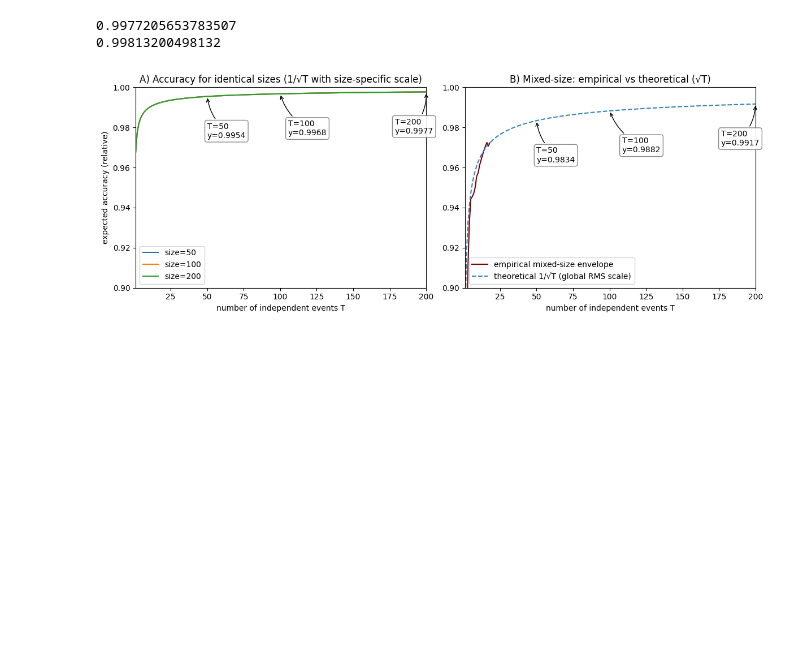
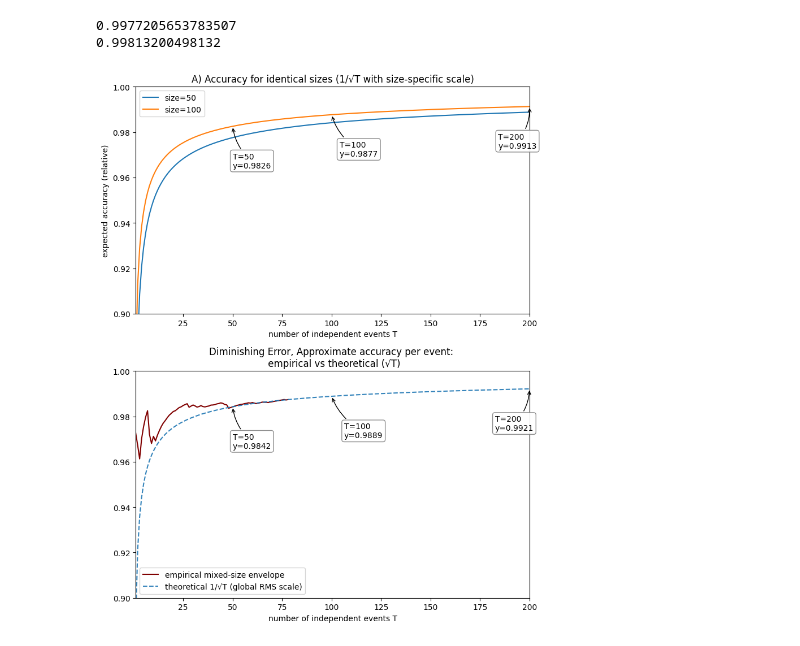
Before and after one commit to Jairik/Chick-Counting, a Jupyter notebook: rgb/mm_tp.ipynb, the cells around one changed output. Cells and saved outputs as stored; diff of their text form; code cells hidden in the pictures; blank space fills up the shorter version.

```diff
--- a/rgb/mm_tp.ipynb
+++ b/rgb/mm_tp.ipynb
@@ -1434,8 +1435,8 @@ import numpy as np
 import matplotlib.pyplot as plt
 
 # ---------- learn size -> medAPE from your evals ----------
-y_true = np.asarray(inc_true[75:], float)
-y_pred = np.asarray(inc_pred[75:], float)
+y_true = np.asarray(inc_true[15:], float)
+y_pred = np.asarray(inc_pred[15:], float)
 if y_true.size == 0:
     raise ValueError("No data after [20:].")
 
@@ -1472,12 +1473,11 @@ rms_global = np.sqrt(np.mean(medAPE_seq**2))
 Tmax = 200
 Ts = np.arange(1, Tmax+1)
 
-fig, (axL, axR) = plt.subplots(1, 2, figsize=(12, 4.5))
+fig, (axL, axR) = plt.subplots(2, 1, figsize=(8, 10))
 
 # (A) hypothetical identical sizes
 axL.plot(Ts, acc_size_T(50, Ts),  label='size=50')
 axL.plot(Ts, acc_size_T(100, Ts), label='size=100')
-axL.plot(Ts, acc_size_T(200, Ts), label='size=200')
 axL.set_xlim(1, Tmax); axL.set_ylim(0.9, 1)
 axL.set_xlabel('number of independent events T')
 axL.set_ylabel('expected accuracy (relative)')
@@ -1498,32 +1498,32 @@ def bubble_A(Tb, dx=10, dy=-45, rad=-0.2):
     )
 for Tb, dx in [(50,0),(100,10),(200,-40)]:
     bubble_A(Tb, dx=dx, dy=-55, rad=-0.2 if Tb!=200 else 0.2)
 
 # (B) mixed-size empirical envelope + theoretical overlay
 axR.plot(t_emp, acc_envelope_mixed, color='maroon', label='empirical mixed-size envelope')
 acc_theory = np.clip(1.0 - rms_global / np.sqrt(Ts), 0.0, 1.0)
 axR.plot(Ts, acc_theory, '--', label='theoretical 1/√T (global RMS scale)', alpha=0.9)
 axR.set_xlim(1, Tmax); axR.set_ylim(0.9, 1)
 axR.set_xlabel('number of independent events T')
-axR.set_title('B) Mixed-size: empirical vs theoretical (√T)')
+axR.set_title('Diminishing Error, Approximate accuracy per event: \n empirical vs theoretical (√T)')
 
 # bubbles on panel B at T=50,100,200 (on theoretical curve for clean readouts)
 def bubble_B(Tb, dx=16, dy=-55, rad=-0.2):
     yb = acc_theory[Tb-1]
     axR.annotate(
         f"T={Tb}\ny={yb:.4f}",
         xy=(Tb, yb),
         xytext=(dx, dy),
         textcoords="offset points",
         ha="left", va="bottom",
         arrowprops=dict(arrowstyle="->", connectionstyle=f"arc3,rad={rad}"),
         bbox=dict(boxstyle="round,pad=0.3", fc="w", ec="0.5", alpha=0.9),
     )
 for Tb, dx in [(50,0),(100,16),(200,-44)]:
     bubble_B(Tb, dx=dx, dy=-55, rad=-0.2 if Tb!=200 else 0.2)
 
 axR.legend()
 plt.tight_layout()
 plt.show()
 # %% [output]
-[figure, old version]
+[figure, new version]
```
Also changed, not shown: parts of 2 cells of this notebook, 1 other file.
